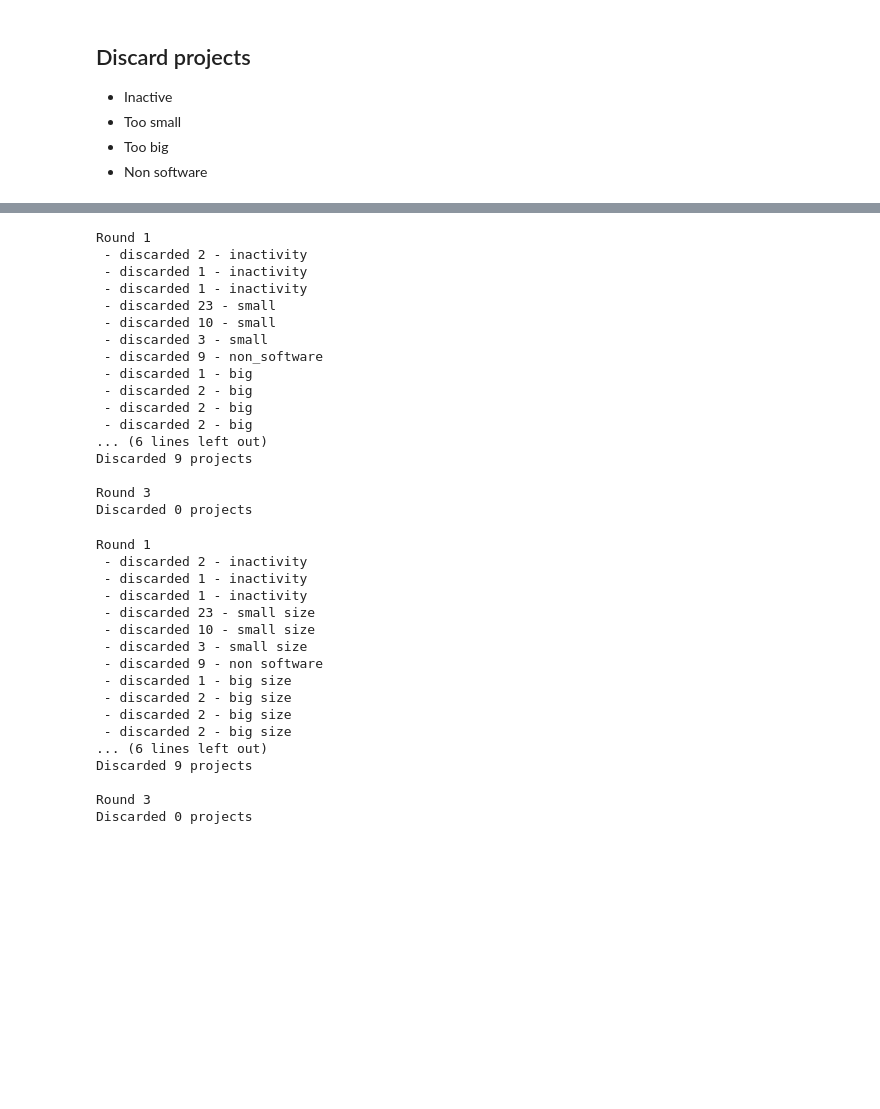
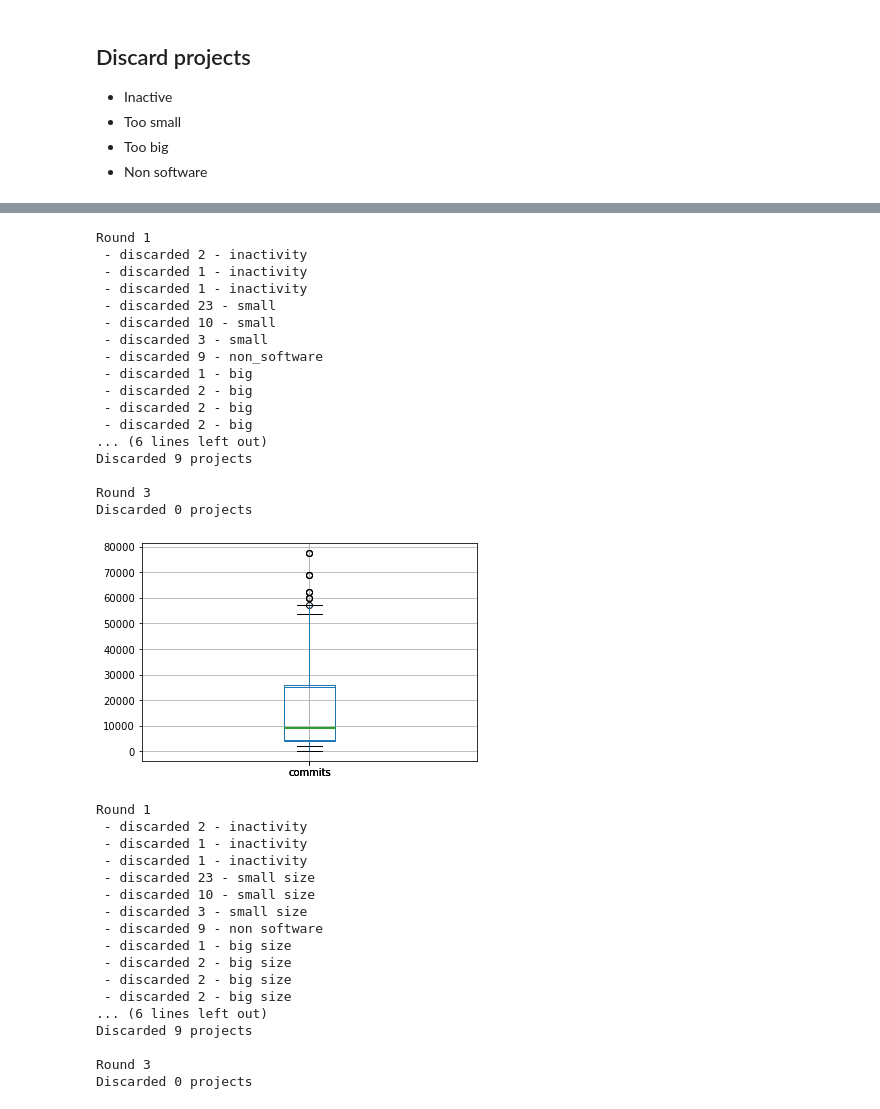
Before and after one commit to gems-uff/release-mining, a Jupyter notebook: 00_dataset.ipynb, the cells around one changed output, grey strips where cells are left out. Cells and saved outputs as stored; diff of their text form; code cells hidden in the pictures; blank space fills up the shorter version.

```diff
--- a/00_dataset.ipynb
+++ b/00_dataset.ipynb
@@ -230,33 +239,37 @@ fully_converged = False
 while not fully_converged:
     cnt_discarded = 0
 
     print(f'Round {round}')
     cnt_discarded += scan(all_projects, remove_inactive_projects, 'inactivity', **{ 'age': age })
     cnt_discarded += scan(all_projects, remove_small_projects, 'small', **{ 'min_commits': min_commits })
     cnt_discarded += scan(all_projects, remove_non_software_projects, 'non_software')
     cnt_discarded += scan(all_projects, remove_big_projects, 'big', **{ 'max_percent_commits': max_percent_commits })
 
+    projects = select_projects(all_projects)
+    projects.boxplot('commits')
+
     fully_converged = (cnt_discarded == 0)
     print(f'Discarded {cnt_discarded} projects\n')
     round += 1
 # %% [output]
 Round 1
  - discarded 2 - inactivity
  - discarded 1 - inactivity
  - discarded 1 - inactivity
  - discarded 23 - small
  - discarded 10 - small
  - discarded 3 - small
  - discarded 9 - non_software
  - discarded 1 - big
  - discarded 2 - big
  - discarded 2 - big
  - discarded 2 - big
 ... (6 lines left out)
 Discarded 9 projects
 
 Round 3
 Discarded 0 projects
+[figure, added]
 # %%
 all_projects = github_projects.copy()
 all_projects["discarded"] = False
```
Also changed, not shown: parts of 6 cells of this notebook, 8 other files.
